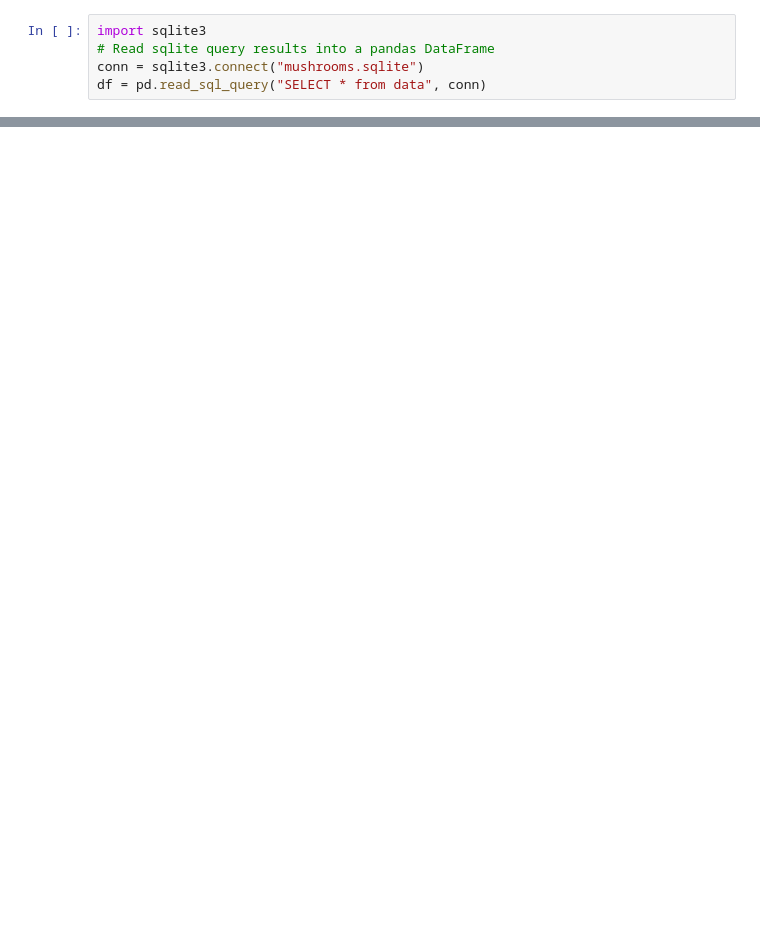
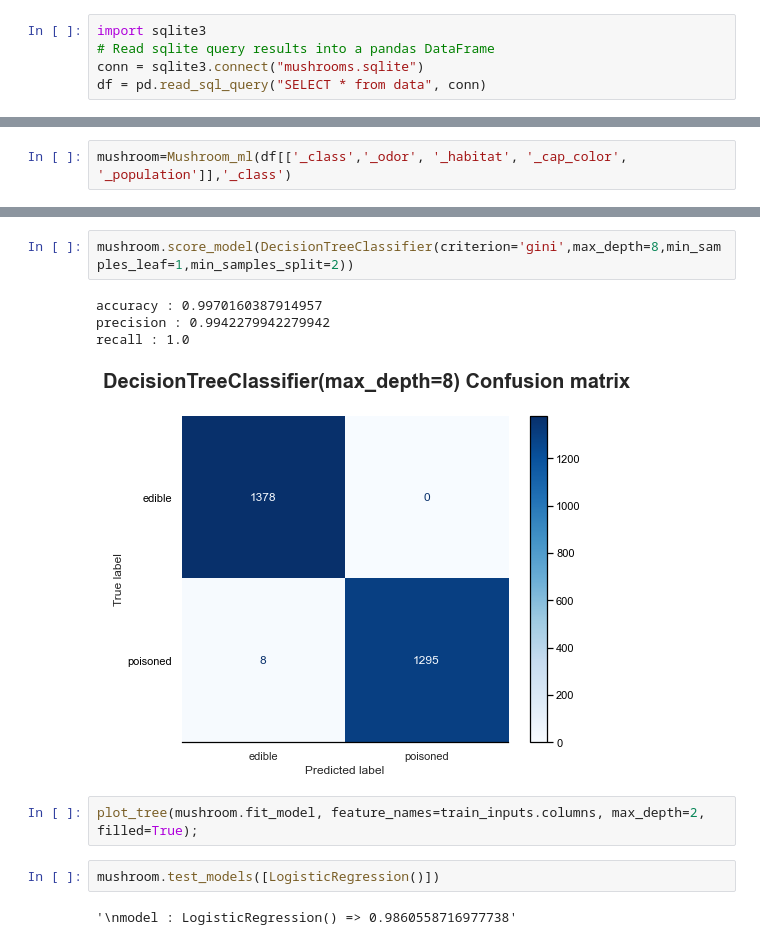
Before and after one commit to art2mkl/good_mushrooms, a Jupyter notebook: ml_default.ipynb, the cells around one changed output, grey strips where cells are left out. Cells and saved outputs as stored; diff of their text form; blank space fills up the shorter version.

```diff
--- a/ml_default.ipynb
+++ b/ml_default.ipynb
@@ -415,0 +491,2 @@ display_list
+# %%
+mushroom=Mushroom_ml(df[['_class','_odor', '_habitat', '_cap_color', '_population']],'_class')
@@ -415,0 +511,13 @@ display_list
+# %%
+mushroom.score_model(DecisionTreeClassifier(criterion='gini',max_depth=8,min_samples_leaf=1,min_samples_split=2))
+# %% [output]
+accuracy : 0.9970160387914957
+precision : 0.9942279942279942
+recall : 1.0
+[figure, added]
+# %%
+plot_tree(mushroom.fit_model, feature_names=train_inputs.columns, max_depth=2, filled=True);
+# %%
+mushroom.test_models([LogisticRegression()])
+# %% [output]
+'\nmodel : LogisticRegression() => 0.9860558716977738'
```
Also changed, not shown: parts of 94 cells of this notebook, 7 other files.
